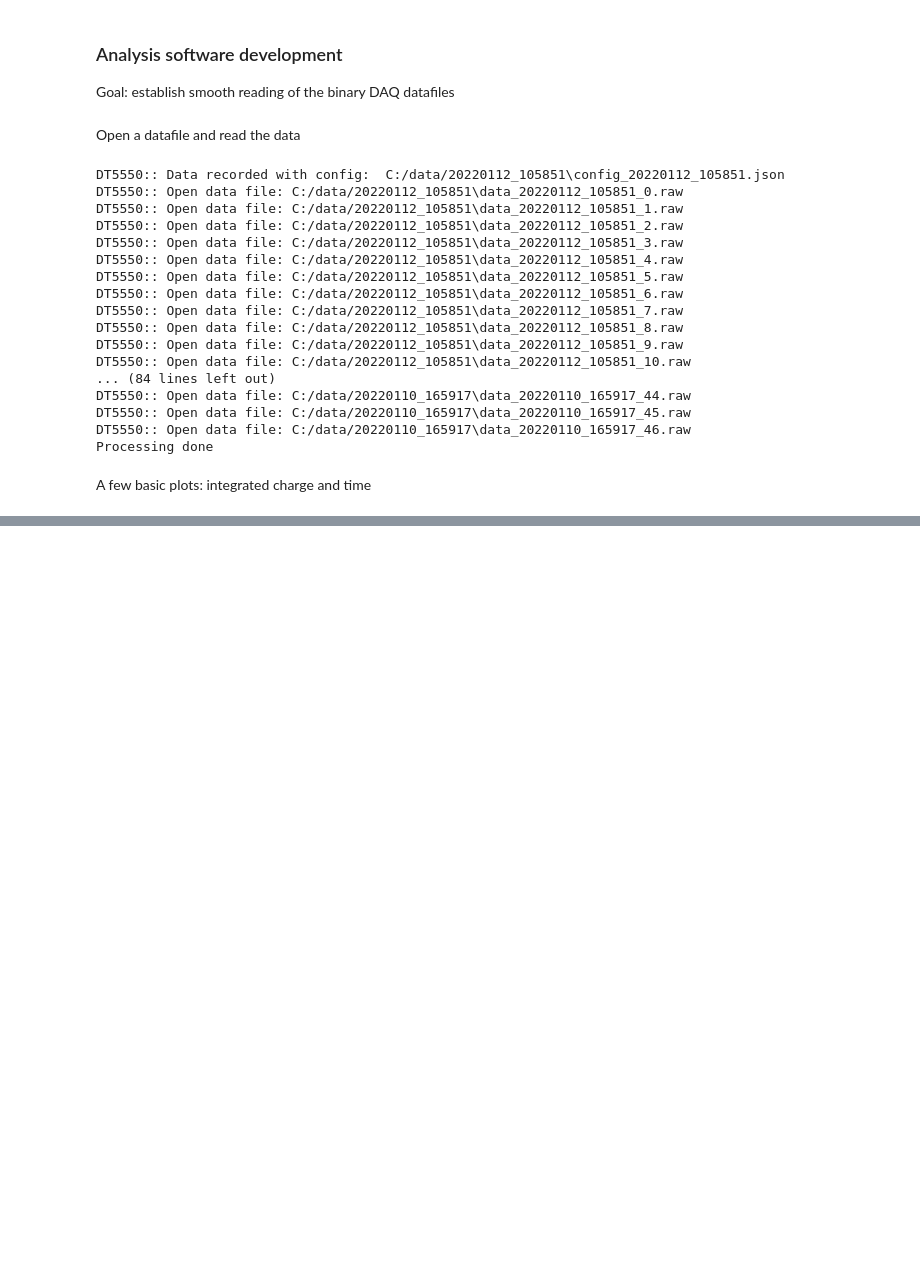
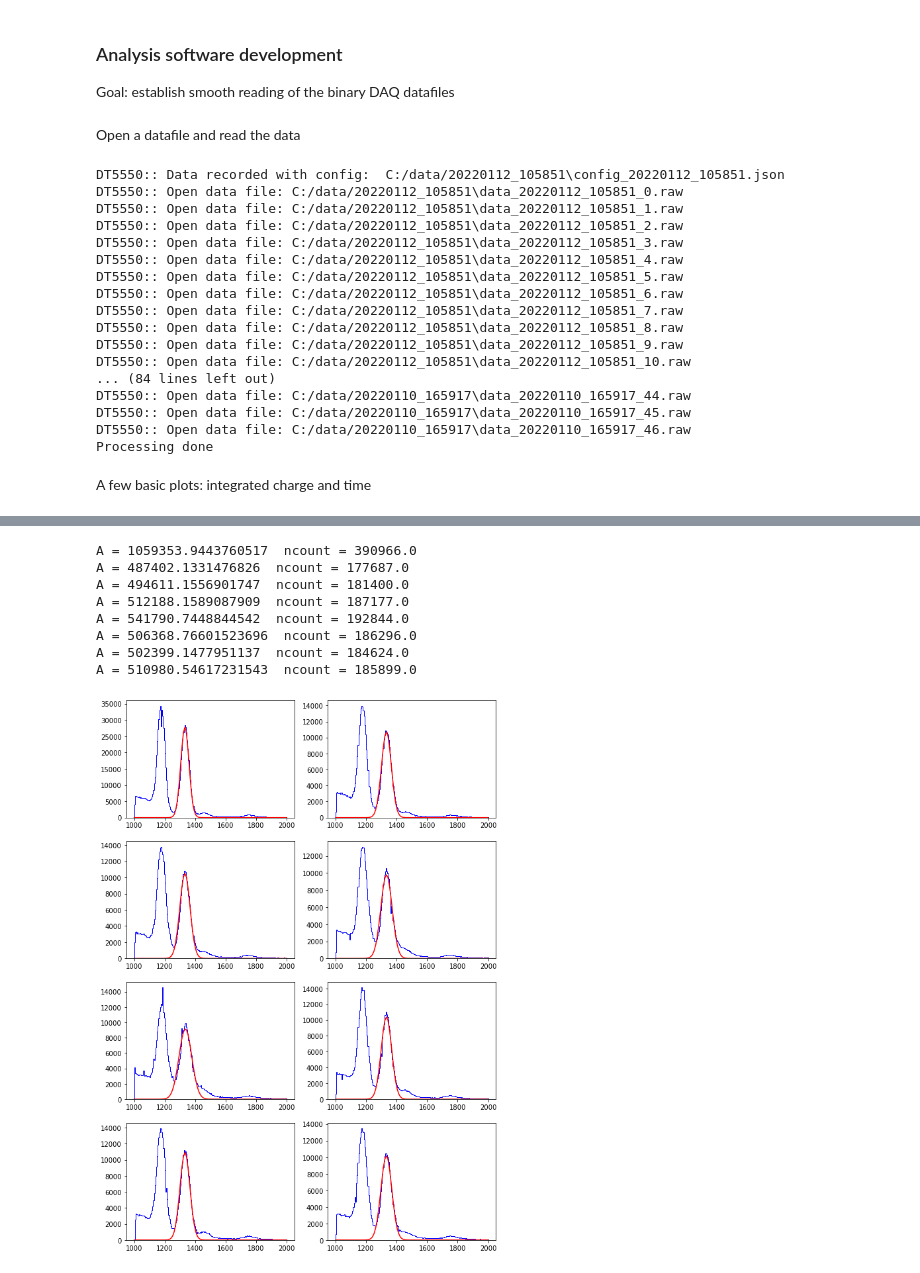
Before and after one commit to acolijn/DT5550_DAQ, a Jupyter notebook: analysis/decode_example.ipynb, the cells around one changed output, grey strips where cells are left out. Saved outputs shown, nothing was run; the diff lists cells and outputs as text; code cells hidden in the pictures; blank space fills up the shorter version.

```diff
--- a/analysis/decode_example.ipynb
+++ b/analysis/decode_example.ipynb
@@ -237,0 +263,35 @@ plt.ylim([150000.,250000.])
+# %%
+bwidth = 5
+plot_range = (1000, 2000)
+fit_range = (1250, 1500)
+
+plt.figure(figsize=(10, 15))
+n_untag = np.zeros(8)
+
+for idet in range(N_DETECTOR):
+    plt.subplot(4, 2, 1+idet)
+    data = np.array(ee[idet])
+
+    h = plt.hist(data, bins=int((plot_range[1]-plot_range[0])/ bwidth), range=plot_range, histtype='step', color='blue')
+
+    fit = gauss_fit(data, range=fit_range, bins=int((fit_range[1]-fit_range[0])/bwidth), p0=(1330, 10000, 20))
+
+    #data = data[data>2500]
+    #data = data[data<2800]
+    #print(data.sum(), len(data))
+
+    xx = np.linspace(plot_range[0],plot_range[1],100)
+    plt.plot(xx, gauss_C(xx, fit[0], fit[1], fit[2]),color='red')
+
+    n_untag[idet] = fit[1]*fit[2]
+    print('A =',fit[1]*fit[2],' ncount =',nhit_untag1330[idet])
+# %% [output]
+A = 1059353.9443760517  ncount = 390966.0
+A = 487402.1331476826  ncount = 177687.0
+A = 494611.1556901747  ncount = 181400.0
+A = 512188.1589087909  ncount = 187177.0
+A = 541790.7448844542  ncount = 192844.0
+A = 506368.76601523696  ncount = 186296.0
+A = 502399.1477951137  ncount = 184624.0
+A = 510980.54617231543  ncount = 185899.0
+[figure, added]
```
Also changed, not shown: parts of 14 cells of this notebook, 1 other file.
